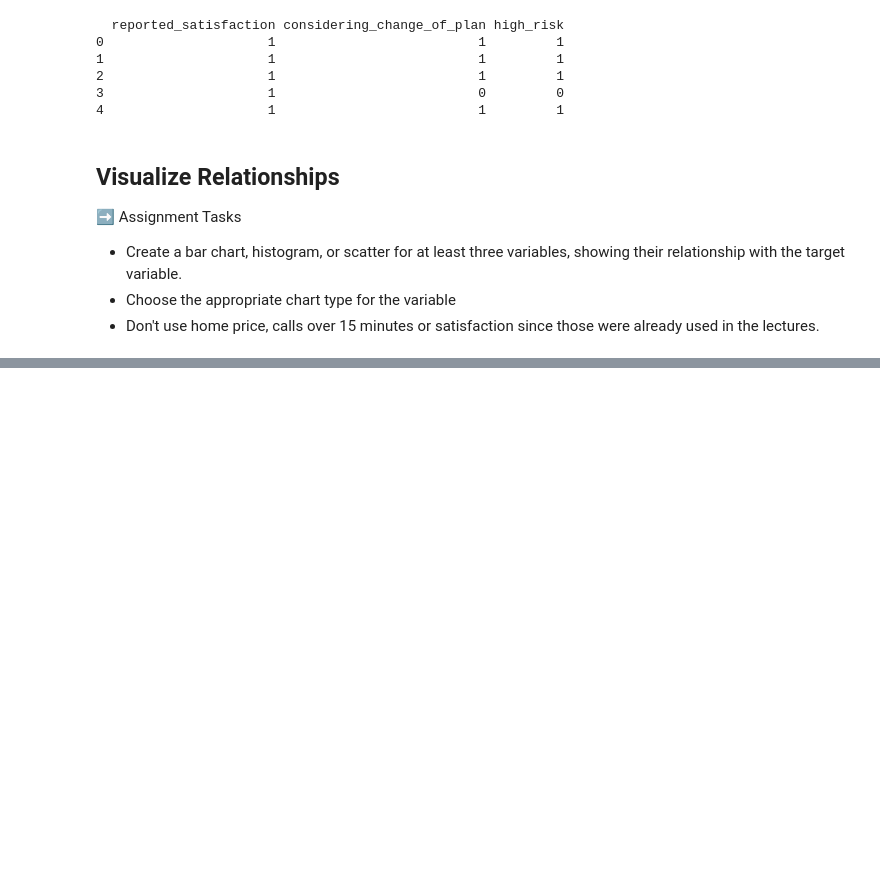
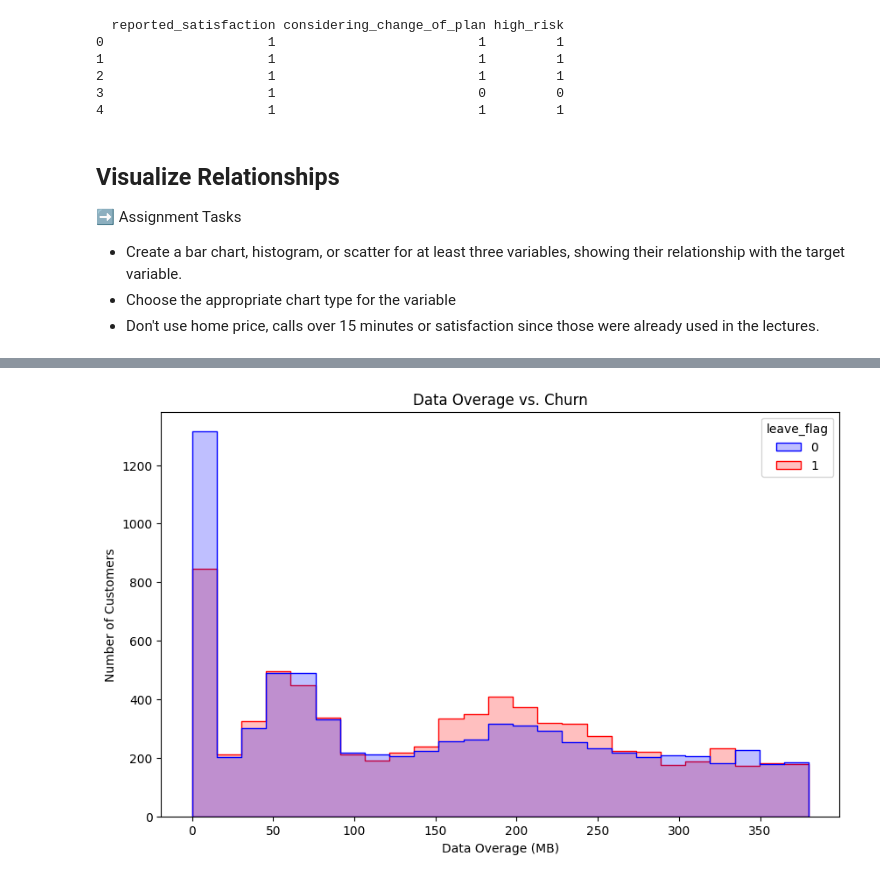
Before and after one commit to matiasarmesto/businessanalytics, a Jupyter notebook: Labs/Scripts/lab_08_megatelco_data_prep.ipynb, the cells around one changed output, grey strips where cells are left out. Drawn from its saved outputs; the diff is of its cells as text; code cells hidden in the pictures; blank space fills up the shorter version.

```diff
--- a/Labs/Scripts/lab_08_megatelco_data_prep.ipynb
+++ b/Labs/Scripts/lab_08_megatelco_data_prep.ipynb
@@ -282,0 +295,10 @@ print(df_clean[['reported_satisfaction', 'considering_change_of_plan', 'high_ris
+# %%
+#chart 3 'data_overage_mb' vs 'leave_flag'
+plt.figure(figsize=(10, 6))  # Adjust figure size if needed
+sns.histplot(x='data_overage_mb', hue='leave_flag', data=df_clean, element="step", palette=['blue', 'red'])
+plt.title('Data Overage vs. Churn')
+plt.xlabel('Data Overage (MB)')
+plt.ylabel('Number of Customers')
+plt.show()
+# %% [output]
+[figure, added]
```
Also changed, not shown: parts of 8 cells of this notebook.
